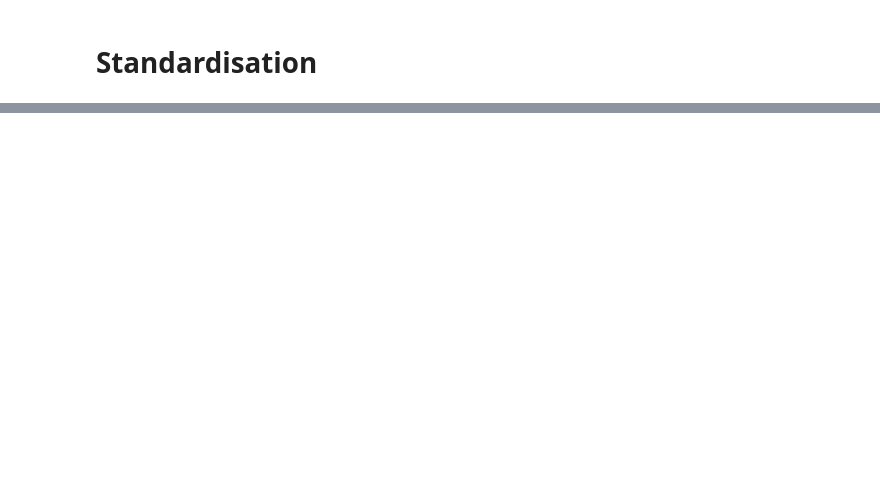
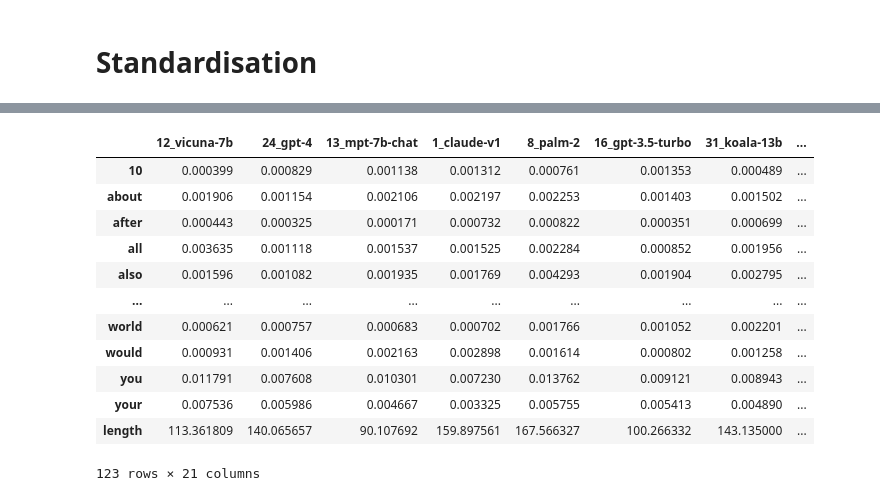
Before and after one commit to homeworkace/slop-radar, a Jupyter notebook: MLNN.ipynb, the cells around one changed output, grey strips where cells are left out. Drawn from its saved outputs; the diff is of its cells as text; code cells hidden in the pictures; blank space fills up the shorter version.

```diff
--- a/MLNN.ipynb
+++ b/MLNN.ipynb
@@ -422,7 +520,20 @@ feature_graph_figure.show()
 # %%
-print(np.linalg.norm(common_tokens_only['claude-v1'] - common_tokens_only['claude-instant-v1']))
-print(np.dot(common_tokens_only['claude-v1'], common_tokens_only['claude-instant-v1']))
-print(np.linalg.norm(common_tokens_only['claude-v1'] - common_tokens_only['alpaca-13b']))
-print(np.dot(common_tokens_only['claude-v1'], common_tokens_only['alpaca-13b']))
-print(np.linalg.norm(common_tokens_only['alpaca-13b'] - common_tokens_only['palm-2']))
-print(np.dot(common_tokens_only['alpaca-13b'], common_tokens_only['palm-2']))
+training_batches = [transform_to_pc(training_dataset[batch], components[:10]) for batch in training_dataset]
+training_labels = [batch.split('_')[1] for batch in training_dataset]
+holdout_dataset = holdout_dataset.loc[training_dataset.index].copy()
+testing_batches = [transform_to_pc(holdout_dataset[batch], components[:10], features_mean, features_std) for batch in holdout_dataset]
+testing_labels = [batch.split('_')[1] for batch in holdout_dataset]
+
+# predictions = k_nearest_neighbours(training_dataset, holdout_dataset, 3)
+
+# # Visualization example:
+# plt.figure(figsize=(8, 6))
+# plt.scatter(holdout_dataset.T[:, 0], holdout_dataset.T[:, 1], c=predictions, cmap='viridis', label='Predictions')
+# plt.scatter(training_dataset.T[:, 0], training_dataset.T[:, 1], c=training_labels, alpha=0.3, cmap='viridis', label='Training Data')
+# plt.xlabel('PCA1')
+# plt.ylabel('PCA2')
+# plt.legend()
+# plt.title('k-NN Classification with PCA-transformed Data')
+# plt.show()
+
+testing_batches
@@ -429,2 +558,16 @@ print(np.dot(common_tokens_only['alpaca-13b'], common_tokens_only['palm-2']))
 # %%
-np.linalg.norm(common_tokens_only['claude-v1'] - common_tokens_only['llama-13b'])
+holdout_dataset
+# %% [output]
+|  | 12_vicuna-7b | 24_gpt-4 | 13_mpt-7b-chat | 1_claude-v1 | 8_palm-2 | 16_gpt-3.5-turbo | 31_koala-13b | ... |
+| 10 | 0.000399 | 0.000829 | 0.001138 | 0.001312 | 0.000761 | 0.001353 | 0.000489 | ... |
+| about | 0.001906 | 0.001154 | 0.002106 | 0.002197 | 0.002253 | 0.001403 | 0.001502 | ... |
+| after | 0.000443 | 0.000325 | 0.000171 | 0.000732 | 0.000822 | 0.000351 | 0.000699 | ... |
+| all | 0.003635 | 0.001118 | 0.001537 | 0.001525 | 0.002284 | 0.000852 | 0.001956 | ... |
+| also | 0.001596 | 0.001082 | 0.001935 | 0.001769 | 0.004293 | 0.001904 | 0.002795 | ... |
+| ... | ... | ... | ... | ... | ... | ... | ... | ... |
+| world | 0.000621 | 0.000757 | 0.000683 | 0.000702 | 0.001766 | 0.001052 | 0.002201 | ... |
+| would | 0.000931 | 0.001406 | 0.002163 | 0.002898 | 0.001614 | 0.000802 | 0.001258 | ... |
+| you | 0.011791 | 0.007608 | 0.010301 | 0.007230 | 0.013762 | 0.009121 | 0.008943 | ... |
+| your | 0.007536 | 0.005986 | 0.004667 | 0.003325 | 0.005755 | 0.005413 | 0.004890 | ... |
+| length | 113.361809 | 140.065657 | 90.107692 | 159.897561 | 167.566327 | 100.266332 | 143.135000 | ... |
+123 rows × 21 columns
```
Also changed, not shown: parts of 23 cells of this notebook, 1 other file.
